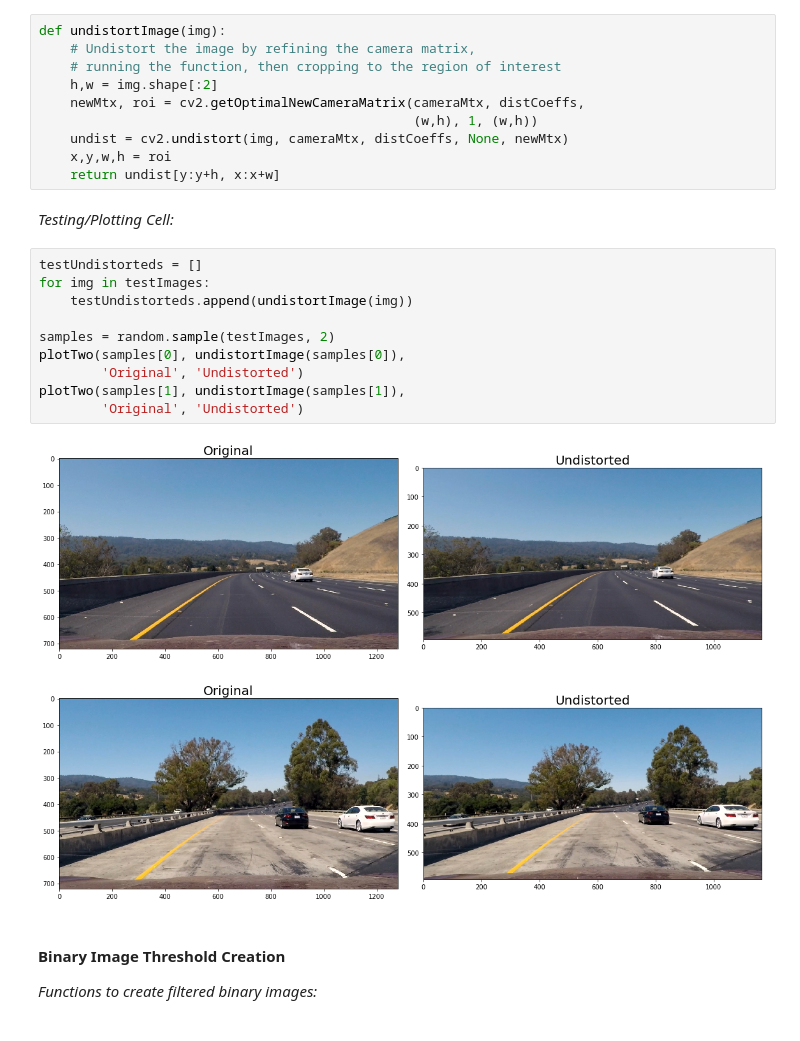
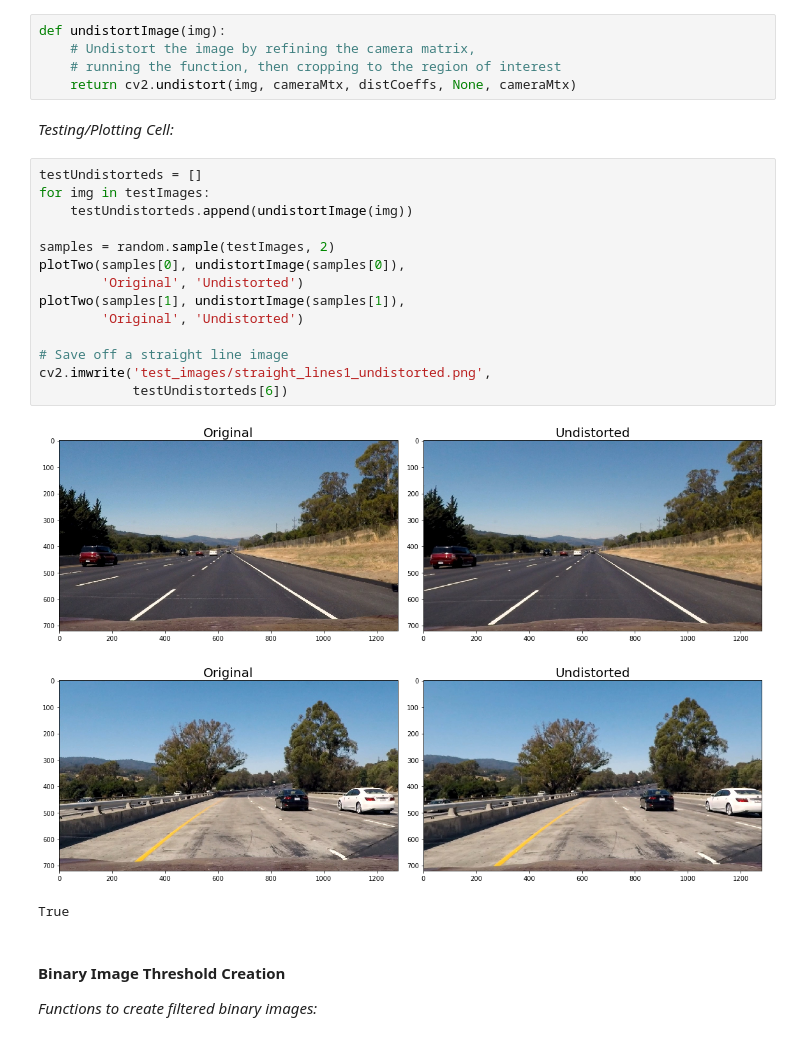
Before and after one commit to Merberg/CarND-Advanced-Lane-Lines, a Jupyter notebook: AdvancedLaneFinding.ipynb, the cells around one changed output. Saved outputs shown, nothing was run; the diff lists cells and outputs as text.

```diff
--- a/AdvancedLaneFinding.ipynb
+++ b/AdvancedLaneFinding.ipynb
@@ -165,27 +174,27 @@ _Functions for undistortion:_
 def undistortImage(img):
     # Undistort the image by refining the camera matrix,
     # running the function, then cropping to the region of interest
-    h,w = img.shape[:2]
-    newMtx, roi = cv2.getOptimalNewCameraMatrix(cameraMtx, distCoeffs,
-                                                (w,h), 1, (w,h))
-    undist = cv2.undistort(img, cameraMtx, distCoeffs, None, newMtx)
-    x,y,w,h = roi
-    return undist[y:y+h, x:x+w]
+    return cv2.undistort(img, cameraMtx, distCoeffs, None, cameraMtx)
 # %% [markdown]
 _Testing/Plotting Cell:_
 # %%
 testUndistorteds = []
 for img in testImages:
     testUndistorteds.append(undistortImage(img))
 
 samples = random.sample(testImages, 2)
 plotTwo(samples[0], undistortImage(samples[0]),
         'Original', 'Undistorted')
 plotTwo(samples[1], undistortImage(samples[1]),
         'Original', 'Undistorted')
+
+# Save off a straight line image
+cv2.imwrite('test_images/straight_lines1_undistorted.png',
+            testUndistorteds[6])
 # %% [output]
-[figure, old version]
+[figure, new version]
-[figure, old version]
+[figure, new version]
+True
 # %% [markdown]
 #### Binary Image Threshold Creation ####
 _Functions to create filtered binary images:_
```
Also changed, not shown: parts of 14 cells of this notebook.
